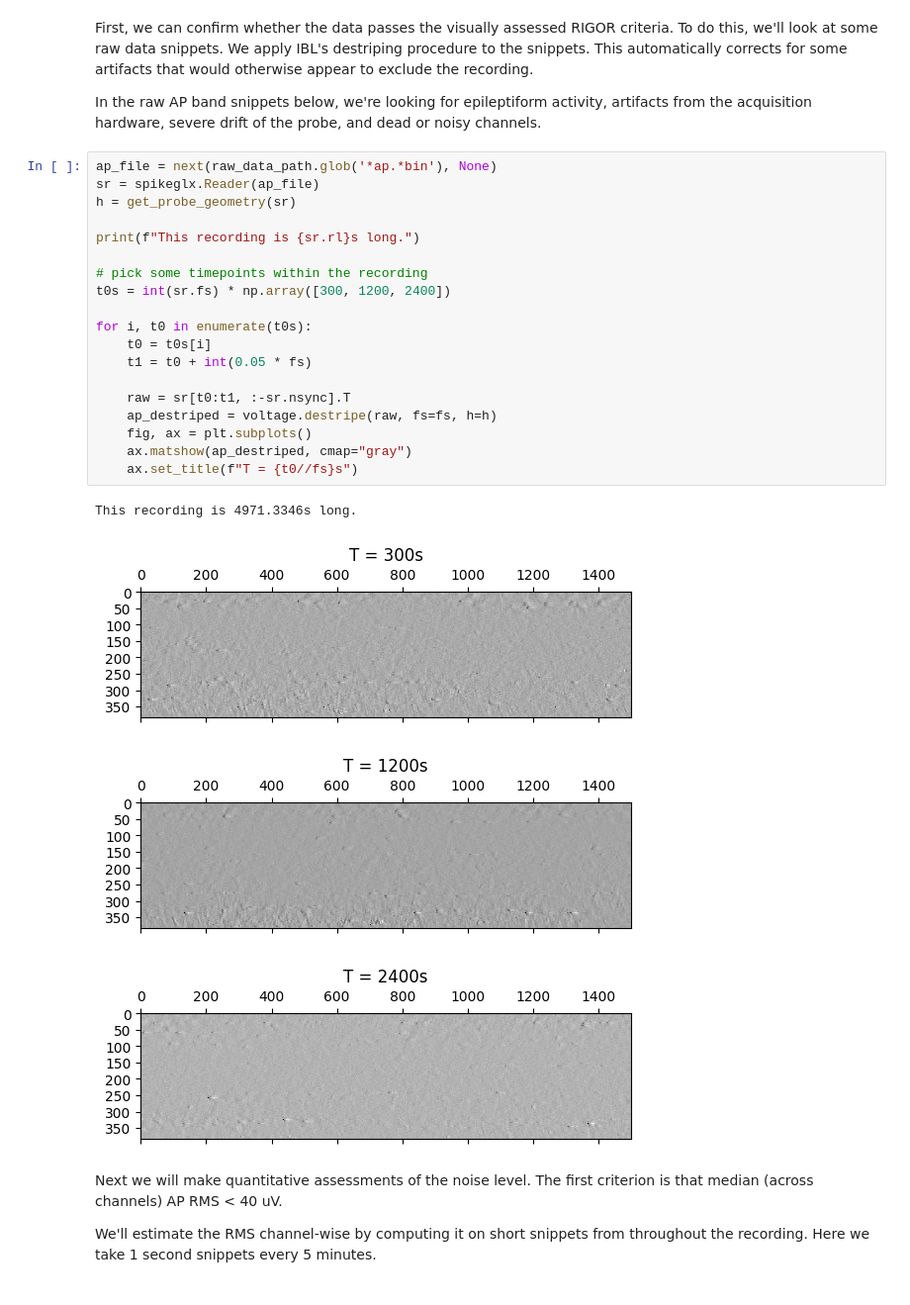
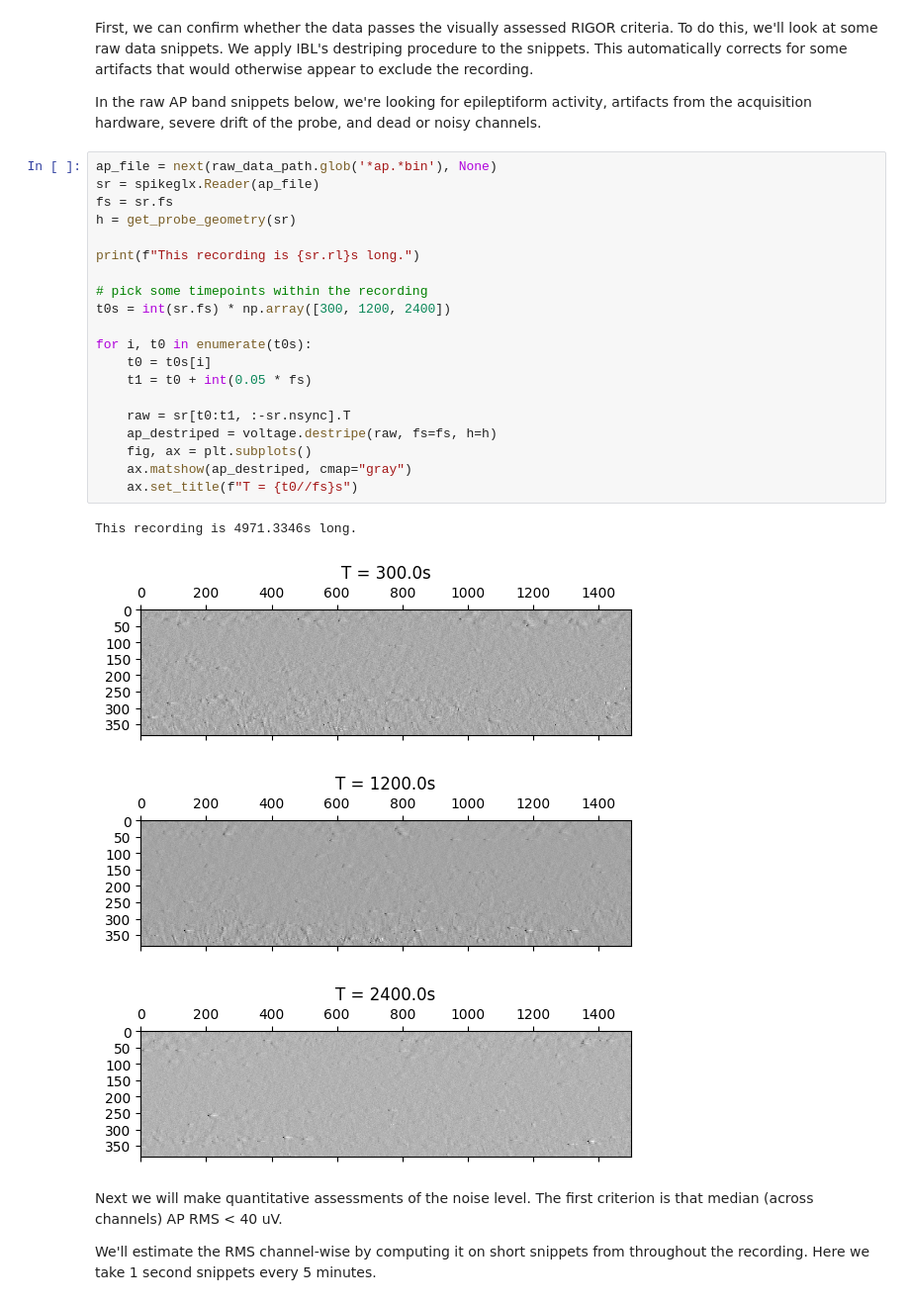
Before and after one commit to int-brain-lab/paper-reproducible-ephys, a Jupyter notebook: RIGOR_script.ipynb, the cells around one changed output. Shown at 99% size. Saved outputs shown, nothing was run; the diff lists cells and outputs as text.

```diff
--- a/RIGOR_script.ipynb
+++ b/RIGOR_script.ipynb
@@ -52,27 +52,28 @@ In the raw AP band snippets below, we're looking for epileptiform activity, arti
 # %%
 ap_file = next(raw_data_path.glob('*ap.*bin'), None)
 sr = spikeglx.Reader(ap_file)
+fs = sr.fs
 h = get_probe_geometry(sr)
 
 print(f"This recording is {sr.rl}s long.")
 
 # pick some timepoints within the recording
 t0s = int(sr.fs) * np.array([300, 1200, 2400])
 
 for i, t0 in enumerate(t0s):
     t0 = t0s[i]
     t1 = t0 + int(0.05 * fs)
 
     raw = sr[t0:t1, :-sr.nsync].T
     ap_destriped = voltage.destripe(raw, fs=fs, h=h)
     fig, ax = plt.subplots()
     ax.matshow(ap_destriped, cmap="gray")
     ax.set_title(f"T = {t0//fs}s")
 # %% [output]
 This recording is 4971.3346s long.
-[figure, old version]
+[figure, new version]
-[figure, old version]
+[figure, new version]
-[figure, old version]
+[figure, new version]
 # %% [markdown]
 Next we will make quantitative assessments of the noise level. The first criterion is that median (across channels) AP RMS < 40 uV.
 
```
Also changed, not shown: parts of 17 cells of this notebook.
